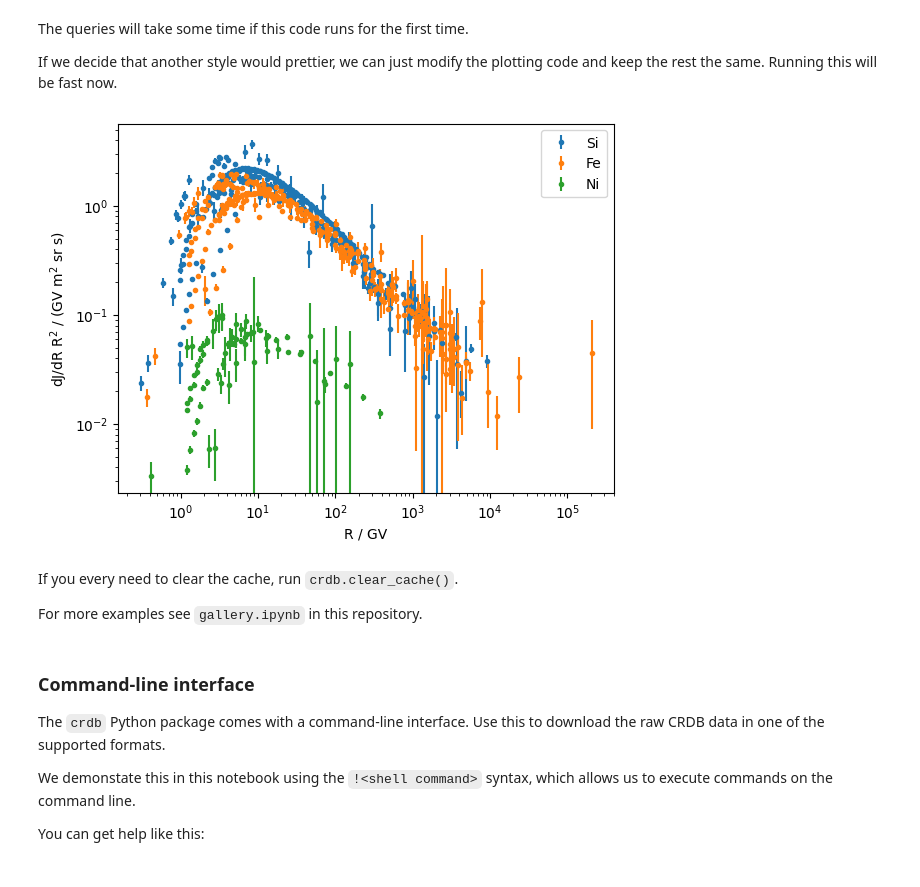
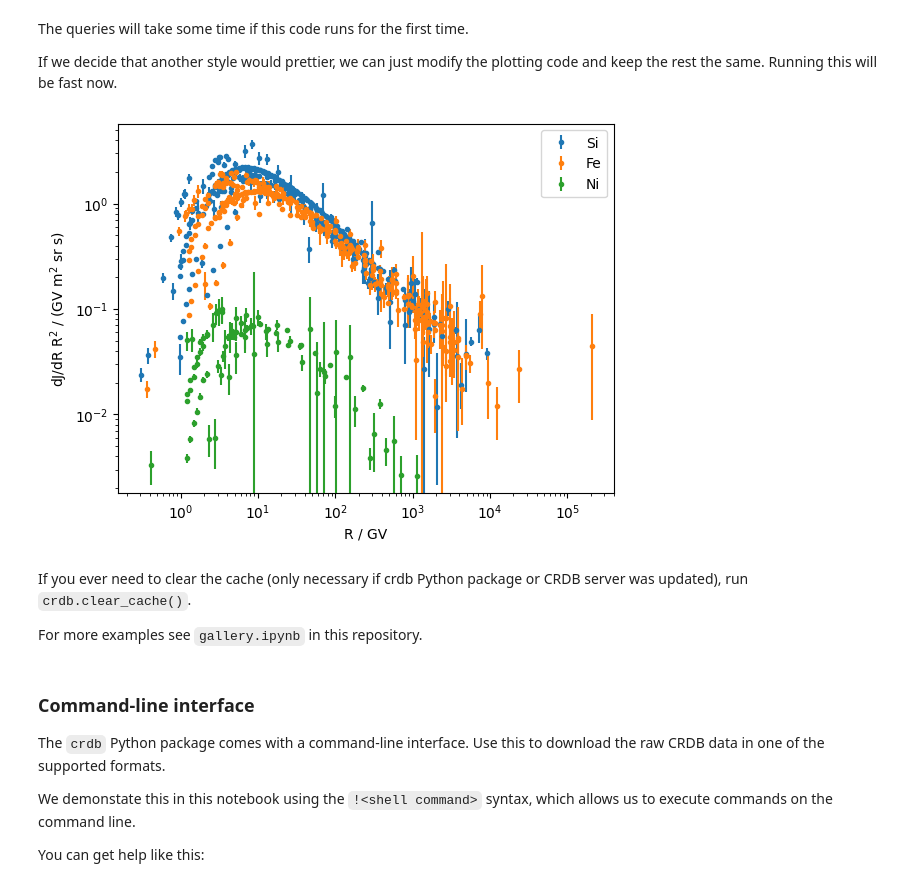
Before and after one commit to crdb-project/tutorial, a Jupyter notebook: tutorial.ipynb, the cells around one changed output. Cells and saved outputs as stored; diff of their text form; code cells hidden in the pictures.

```diff
--- a/tutorial.ipynb
+++ b/tutorial.ipynb
@@ -214,10 +214,10 @@ from matplotlib import pyplot as plt
 # plot each experiment with different color
 for i, (exp, mask) in enumerate(crdb.experiment_masks(tab).items()):
     t = tab[mask]
-    sta = t.err_stat_minus, t.err_stat_plus
+    sta = np.transpose(t.err_sta)
     color = f"C{i}"
     mfc = "w" if i > 10 else color
-    plt.errorbar(t.e_mean, t.value, sta, fmt=".",
+    plt.errorbar(t.e, t.value, sta, fmt=".",
                  mfc=mfc, mec=color, ecolor=color, label=exp)
 
 plt.legend(ncol=2, frameon=False, fontsize="xx-small")
@@ -233,7 +233,7 @@ For example, if we want to plot the fluxes of several elements vs. rigidity scal
 # %%
 for ielem, elem in enumerate(("Si", "Fe", "Ni")):
     tab2 = crdb.query(elem, energy_type="R", flux_rescaling=2, energy_convert_level=2)
-    plt.plot(tab2.e_mean, tab2.value, "o", color="none", mec=f"C{ielem}", label=elem)
+    plt.plot(tab2.e, tab2.value, "o", color="none", mec=f"C{ielem}", label=elem)
 plt.xlabel("R / GV")
 plt.ylabel("dJ/dR R$^2$ / (GV m$^2$ sr s)")
 plt.legend()
@@ -247,18 +247,18 @@ If we decide that another style would prettier, we can just modify the plotting
 # %%
 # plot fluxes of several elements vs rigidity scaled with R^2
 for ielem, elem in enumerate(("Si", "Fe", "Ni")):
     tab2 = crdb.query(elem, energy_type="R", flux_rescaling=2, energy_convert_level=2)
-    sta = tab2.err_stat_minus, tab2.err_stat_plus
-    plt.errorbar(tab2.e_mean, tab2.value, sta,
+    sta = np.transpose(tab2.err_sta)
+    plt.errorbar(tab2.e, tab2.value, sta,
                  fmt=".", color=f"C{ielem}", label=elem)
 plt.xlabel("R / GV")
 plt.ylabel("dJ/dR R$^2$ / (GV m$^2$ sr s)")
 plt.legend()
 plt.loglog();
 # %% [output]
-[figure, old version]
+[figure, new version]
 # %% [markdown]
-If you every need to clear the cache, run `crdb.clear_cache()`.
+If you ever need to clear the cache (only necessary if crdb Python package or CRDB server was updated), run `crdb.clear_cache()`.
 
 For more examples see `gallery.ipynb` in this repository.
 # %% [markdown]
```
Also changed, not shown: parts of 13 cells of this notebook, 7 other files.
